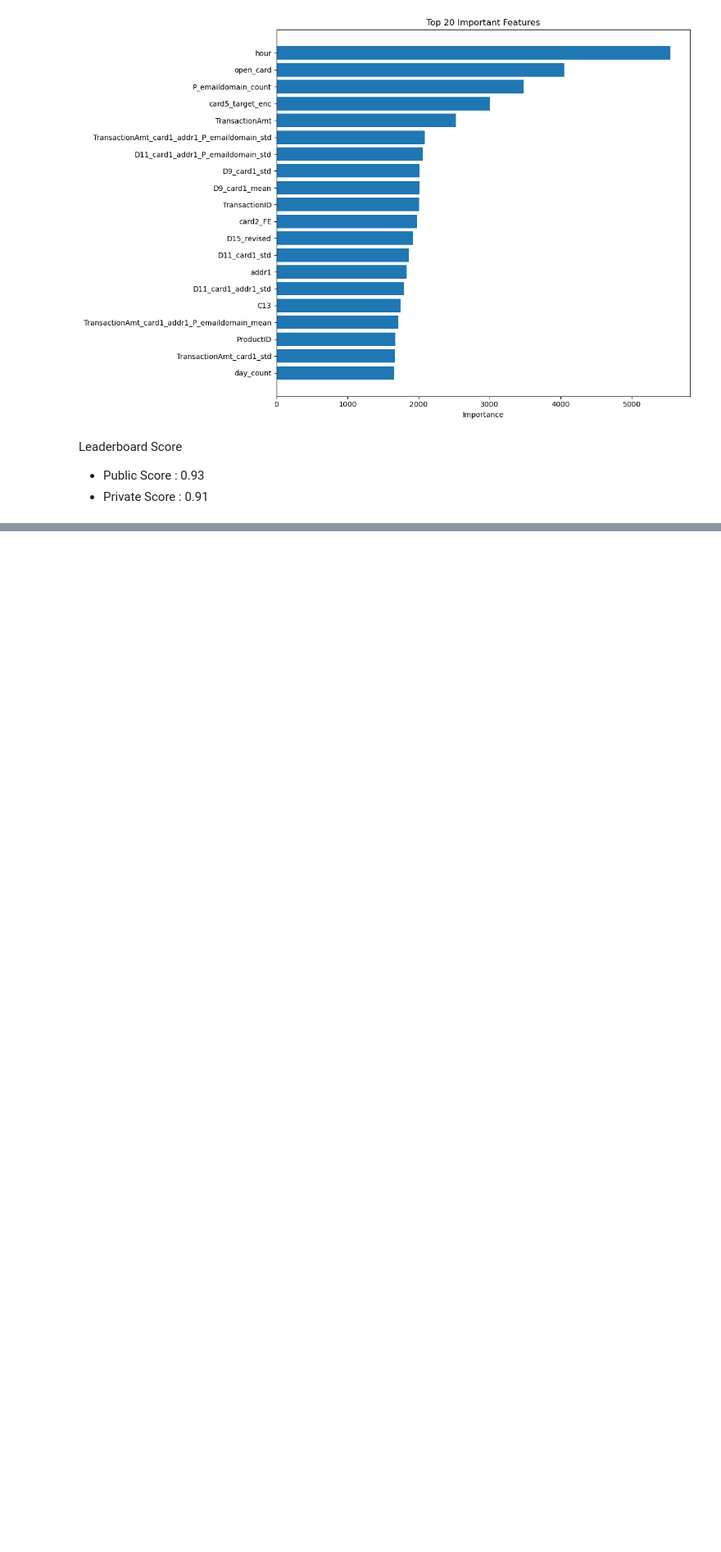
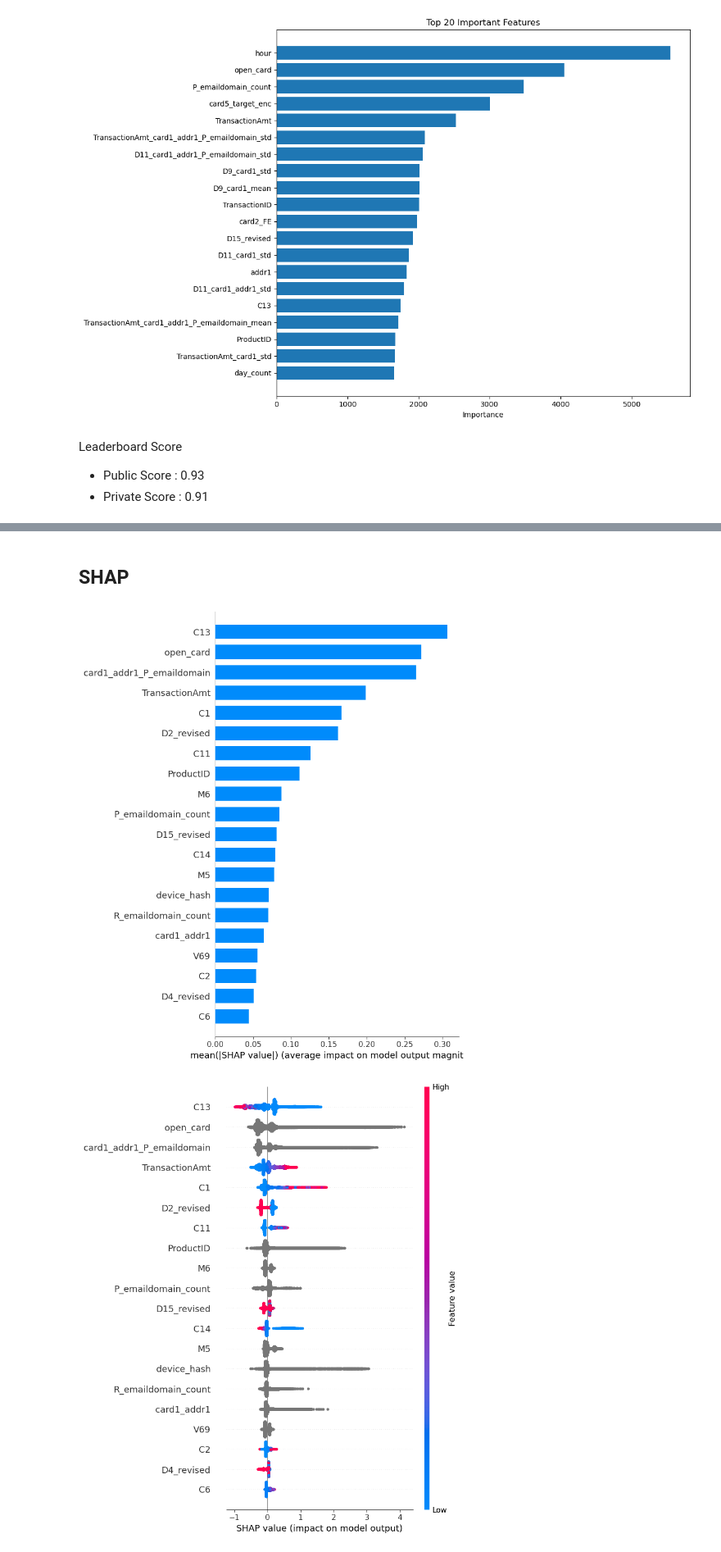
Before and after one commit to katarinaa19/Fraud-Risk-Modeling-for-Financial-Transactions, a Jupyter notebook: Models.ipynb, the cells around one changed output, grey strips where cells are left out. Shown at 82% size. Saved outputs shown, nothing was run; the diff lists cells and outputs as text; code cells hidden in the pictures; blank space fills up the shorter version.

```diff
--- a/Models.ipynb
+++ b/Models.ipynb
@@ -45,3 +45,5 @@ test_df.head()
 # %%
+train_df.drop(columns=['TransactionDT'], inplace=True)
+test_df.drop(columns=['TransactionDT'], inplace=True)
 train_df_copy = train_df.copy()
 test_df_copy = test_df.copy()
@@ -1002,0 +1012,29 @@ Transactions with >90% fraud probability: 4410 (0.87%)
+# %%
+final_model = CatBoostClassifier(
+    n_estimators=5000,
+    random_state=0,
+    learning_rate=0.02,
+    depth=8,
+    cat_features=cat_features,
+    task_type="GPU",
+    early_stopping_rounds=400,
+    eval_metric="AUC",
+    border_count=86,
+    l2_leaf_reg=4.9,
+    verbose=100
+)
+
+final_model.fit(
+    X_train, y_train,
+    eval_set=(X_val, y_val),
+    early_stopping_rounds=400
+)
+
+y_pred_proba = final_model.predict_proba(X_val)[:, 1]
+y_pred = (y_pred_proba >= 0.5).astype(int)
+
+accuracy = accuracy_score(y_val, y_pred)
+precision = precision_score(y_val, y_pred)
+recall = recall_score(y_val, y_pred)
+f1 = f1_score(y_val, y_pred)
+auc = roc_auc_score(y_val, y_pred_proba)
@@ -1002,0 +1064,17 @@ Transactions with >90% fraud probability: 4410 (0.87%)
+# %% [markdown]
+## SHAP
+# %%
+import shap
+import matplotlib.pyplot as plt
+
+explainer = shap.TreeExplainer(final_model)
+shap_values = explainer.shap_values(X_val)
+
+shap.summary_plot(shap_values, X_val, plot_type="bar")
+shap.summary_plot(shap_values, X_val)  # dot plot
+
+i = 0
+shap.force_plot(explainer.expected_value, shap_values[i], X_val.iloc[i], matplotlib=True)
+# %% [output]
+[figure, added]
+[figure, added]
```
Also changed, not shown: parts of 45 cells of this notebook.
